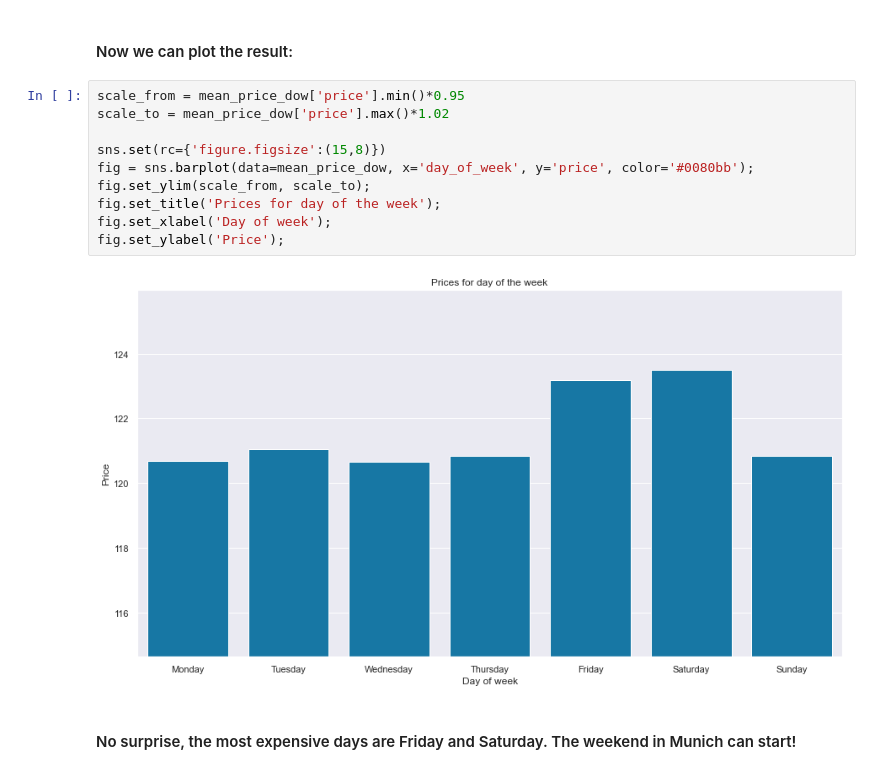
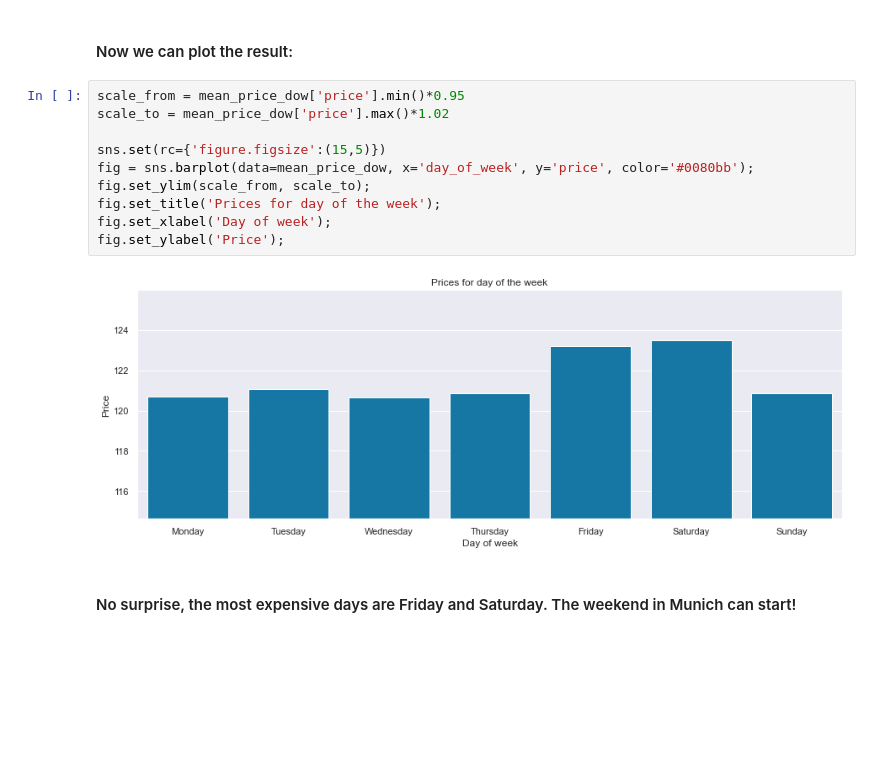
Before and after one commit to rmnng/dsblogpost, a Jupyter notebook: 2. Best Time To Visit Munich.ipynb, the cells around one changed output. Saved outputs shown, nothing was run; the diff lists cells and outputs as text; blank space fills up the shorter version.

```diff
--- a/2. Best Time To Visit Munich.ipynb
+++ b/2. Best Time To Visit Munich.ipynb
@@ -202,15 +202,15 @@ mean_price_dow
 # %%
 scale_from = mean_price_dow['price'].min()*0.95
 scale_to = mean_price_dow['price'].max()*1.02
 
-sns.set(rc={'figure.figsize':(15,8)})
+sns.set(rc={'figure.figsize':(15,5)})
 fig = sns.barplot(data=mean_price_dow, x='day_of_week', y='price', color='#0080bb');
 fig.set_ylim(scale_from, scale_to);
 fig.set_title('Prices for day of the week');
 fig.set_xlabel('Day of week');
 fig.set_ylabel('Price');
 # %% [output]
-[figure, old version]
+[figure, new version]
 # %% [markdown]
 #### No surprise, the most expensive days are Friday and Saturday. The weekend in Munich can start!
 # %% [markdown]
```
Also changed, not shown: 1 other file.
